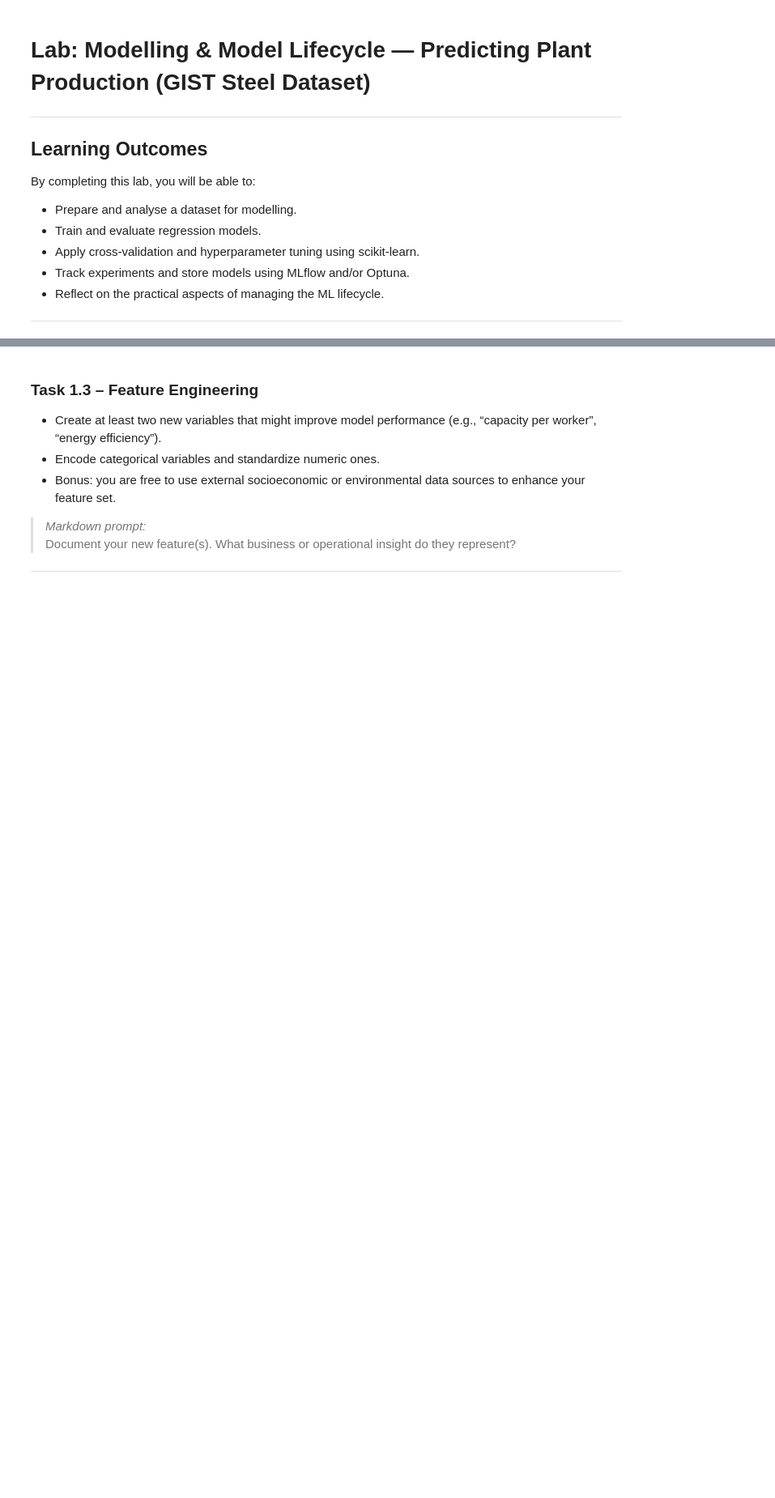
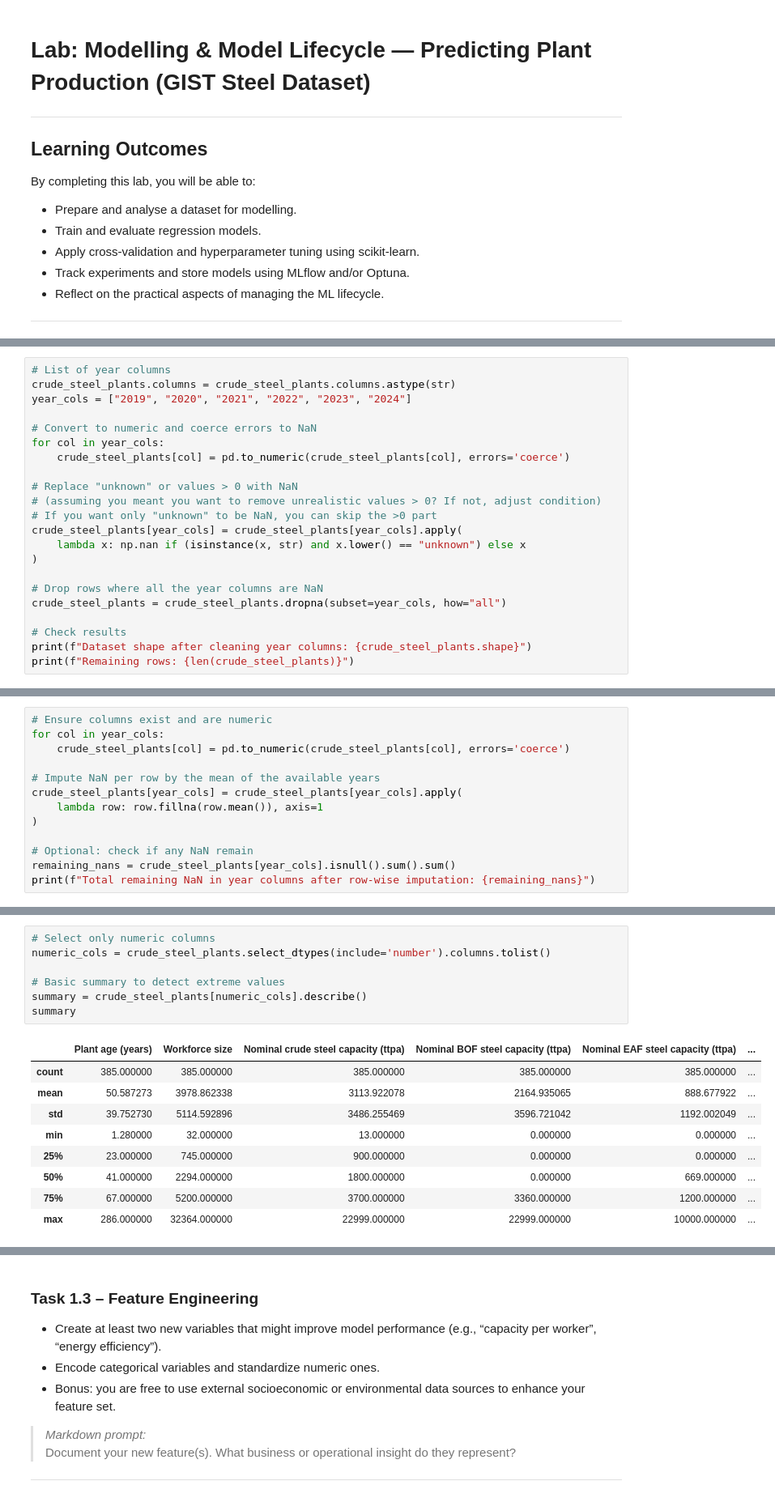
Before and after one commit to Vincksi/Climate-Risks, a Jupyter notebook: Lab2 - Modelling & Model Lifecycle/plant_production_predictions.ipynb, the cells around one changed output, grey strips where cells are left out. Shown: that part at 81% size. Drawn from its saved outputs; the diff is of its cells as text; blank space fills up the shorter version.

```diff
--- a/Lab2 - Modelling & Model Lifecycle/plant_production_predictions.ipynb
+++ b/Lab2 - Modelling & Model Lifecycle/plant_production_predictions.ipynb
@@ -73,0 +321,22 @@ Explain your cleaning choices. Why did you treat the missing or skewed data in t
+# %%
+# List of year columns
+crude_steel_plants.columns = crude_steel_plants.columns.astype(str)
+year_cols = ["2019", "2020", "2021", "2022", "2023", "2024"]
+
+# Convert to numeric and coerce errors to NaN
+for col in year_cols:
+    crude_steel_plants[col] = pd.to_numeric(crude_steel_plants[col], errors='coerce')
+
+# Replace "unknown" or values > 0 with NaN
+# (assuming you meant you want to remove unrealistic values > 0? If not, adjust condition)
+# If you want only "unknown" to be NaN, you can skip the >0 part
+crude_steel_plants[year_cols] = crude_steel_plants[year_cols].apply(
+    lambda x: np.nan if (isinstance(x, str) and x.lower() == "unknown") else x
+)
+
+# Drop rows where all the year columns are NaN
+crude_steel_plants = crude_steel_plants.dropna(subset=year_cols, how="all")
+
+# Check results
+print(f"Dataset shape after cleaning year columns: {crude_steel_plants.shape}")
+print(f"Remaining rows: {len(crude_steel_plants)}")
@@ -73,0 +346,13 @@ Explain your cleaning choices. Why did you treat the missing or skewed data in t
+# %%
+# Ensure columns exist and are numeric
+for col in year_cols:
+    crude_steel_plants[col] = pd.to_numeric(crude_steel_plants[col], errors='coerce')
+
+# Impute NaN per row by the mean of the available years
+crude_steel_plants[year_cols] = crude_steel_plants[year_cols].apply(
+    lambda row: row.fillna(row.mean()), axis=1
+)
+
+# Optional: check if any NaN remain
+remaining_nans = crude_steel_plants[year_cols].isnull().sum().sum()
+print(f"Total remaining NaN in year columns after row-wise imputation: {remaining_nans}")
@@ -73,0 +388,17 @@ Explain your cleaning choices. Why did you treat the missing or skewed data in t
+# %%
+# Select only numeric columns
+numeric_cols = crude_steel_plants.select_dtypes(include='number').columns.tolist()
+
+# Basic summary to detect extreme values
+summary = crude_steel_plants[numeric_cols].describe()
+summary
+# %% [output]
+|  | Plant age (years) | Workforce size | Nominal crude steel capacity (ttpa) | Nominal BOF steel capacity (ttpa) | Nominal EAF steel capacity (ttpa) | ... |
+| count | 385.000000 | 385.000000 | 385.000000 | 385.000000 | 385.000000 | ... |
+| mean | 50.587273 | 3978.862338 | 3113.922078 | 2164.935065 | 888.677922 | ... |
+| std | 39.752730 | 5114.592896 | 3486.255469 | 3596.721042 | 1192.002049 | ... |
+| min | 1.280000 | 32.000000 | 13.000000 | 0.000000 | 0.000000 | ... |
+| 25% | 23.000000 | 745.000000 | 900.000000 | 0.000000 | 0.000000 | ... |
+| 50% | 41.000000 | 2294.000000 | 1800.000000 | 0.000000 | 669.000000 | ... |
+| 75% | 67.000000 | 5200.000000 | 3700.000000 | 3360.000000 | 1200.000000 | ... |
+| max | 286.000000 | 32364.000000 | 22999.000000 | 22999.000000 | 10000.000000 | ... |
```
Also changed, not shown: parts of 32 cells of this notebook.
